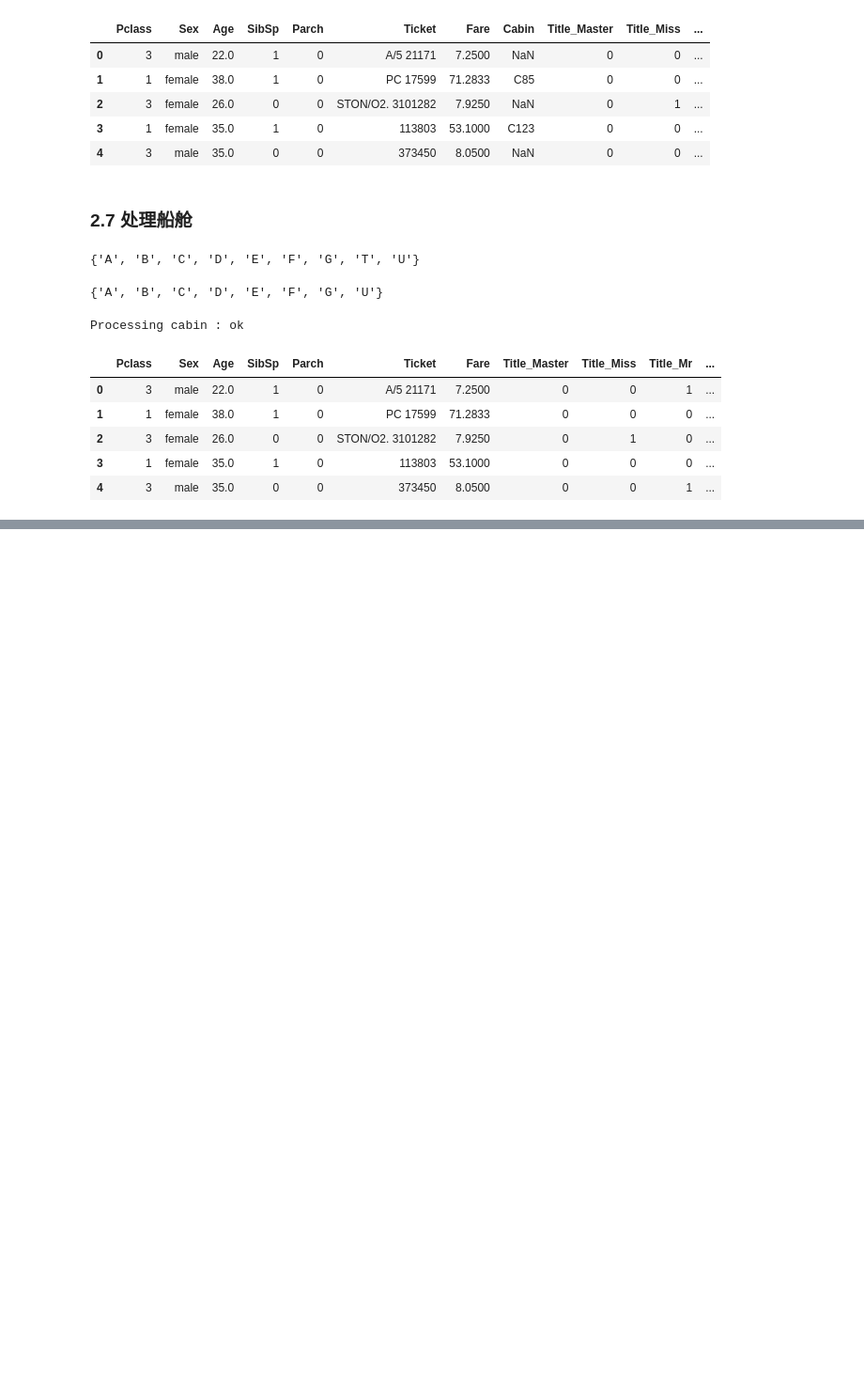
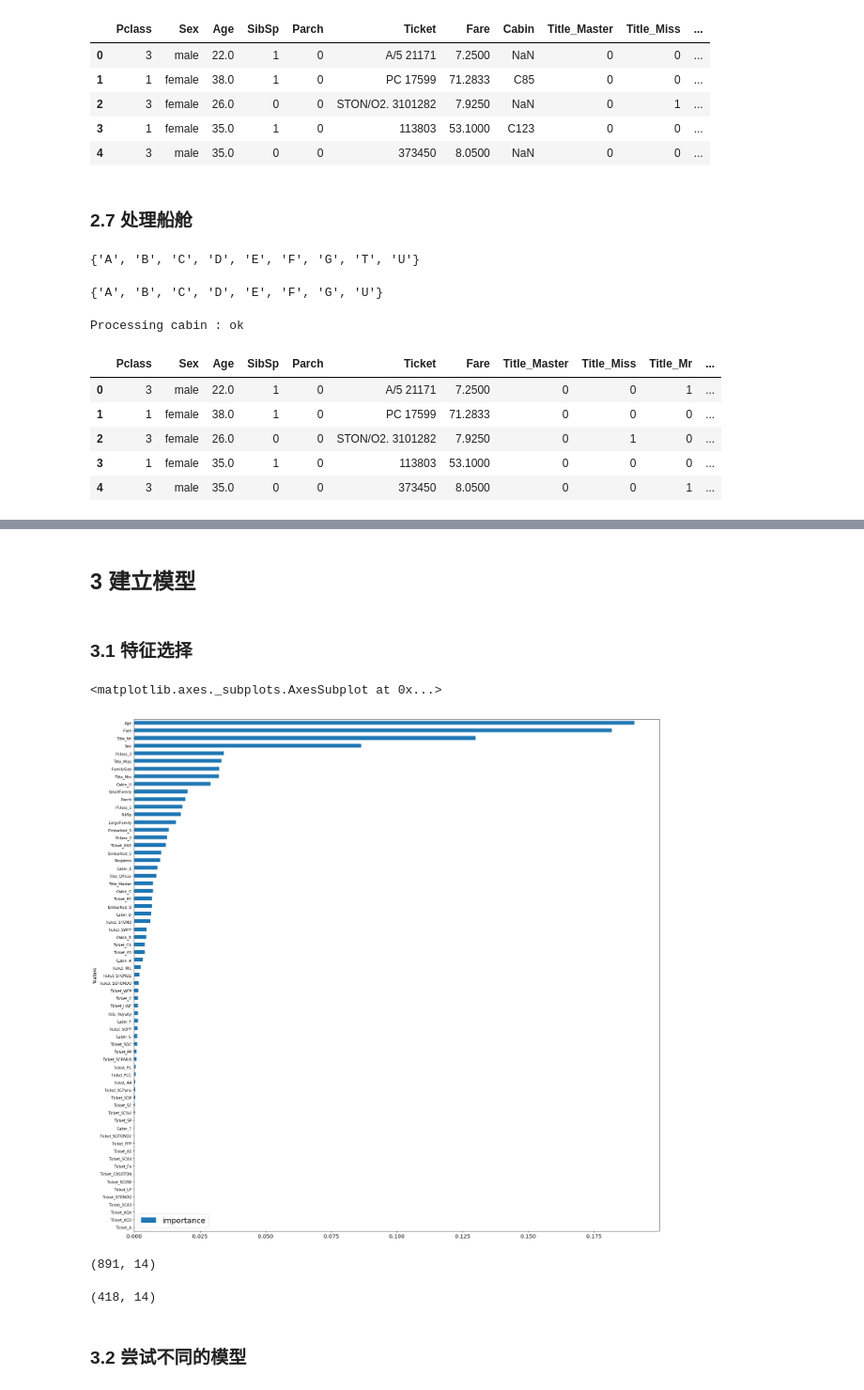
Before and after one commit to yanqiangmiffy/exploratory-data-analysis, a Jupyter notebook: EDA04-How-to-score-0.8134-in-Titanic-Kaggle-Challenge.ipynb, the cells around one changed output, grey strips where cells are left out. Shown: that part at 94% size. Cells and saved outputs as stored; diff of their text form; code cells hidden in the pictures; blank space fills up the shorter version.

```diff
--- a/EDA04-How-to-score-0.8134-in-Titanic-Kaggle-Challenge.ipynb
+++ b/EDA04-How-to-score-0.8134-in-Titanic-Kaggle-Challenge.ipynb
@@ -474,0 +563,15 @@ combined.head()
+# %%
+def process_family():
+
+    global combined
+    # introducing a new feature : the size of families (including the passenger)
+    combined['FamilySize'] = combined['Parch'] + combined['SibSp'] + 1
+
+    # introducing other features based on the family size
+    combined['Singleton'] = combined['FamilySize'].map(lambda s: 1 if s == 1 else 0)
+    combined['SmallFamily'] = combined['FamilySize'].map(lambda s: 1 if 2 <= s <= 4 else 0)
+    combined['LargeFamily'] = combined['FamilySize'].map(lambda s: 1 if 5 <= s else 0)
+
+    status('family')
+    return combined
+combined = process_family()
@@ -474,0 +593,2 @@ combined.head()
+# %% [markdown]
+## 3 建立模型
@@ -474,0 +609,41 @@ combined.head()
+# %%
+def recover_train_test_target():
+    global combined
+
+    targets = pd.read_csv('./data/03/train.csv', usecols=['Survived'])['Survived'].values
+    train = combined.iloc[:891]
+    test = combined.iloc[891:]
+
+    return train, test, targets
+# %%
+train, test, targets = recover_train_test_target()
+# %% [markdown]
+### 3.1 特征选择
+# %%
+clf = RandomForestClassifier(n_estimators=50, max_features='sqrt')
+clf = clf.fit(train, targets)
+
+features = pd.DataFrame()
+features['feature'] = train.columns
+features['importance'] = clf.feature_importances_
+features.sort_values(by=['importance'], ascending=True, inplace=True)
+features.set_index('feature', inplace=True)
+# %%
+
+features.plot(kind='barh', figsize=(25, 25))
+# %% [output]
+<matplotlib.axes._subplots.AxesSubplot at 0x...>
+[figure, added]
+# %%
+model = SelectFromModel(clf, prefit=True)
+train_reduced = model.transform(train)
+train_reduced.shape
+# %% [output]
+(891, 14)
+# %%
+test_reduced = model.transform(test)
+test_reduced.shape
+# %% [output]
+(418, 14)
+# %% [markdown]
+### 3.2 尝试不同的模型
```
Also changed, not shown: parts of 21 cells of this notebook, 1 other file.
